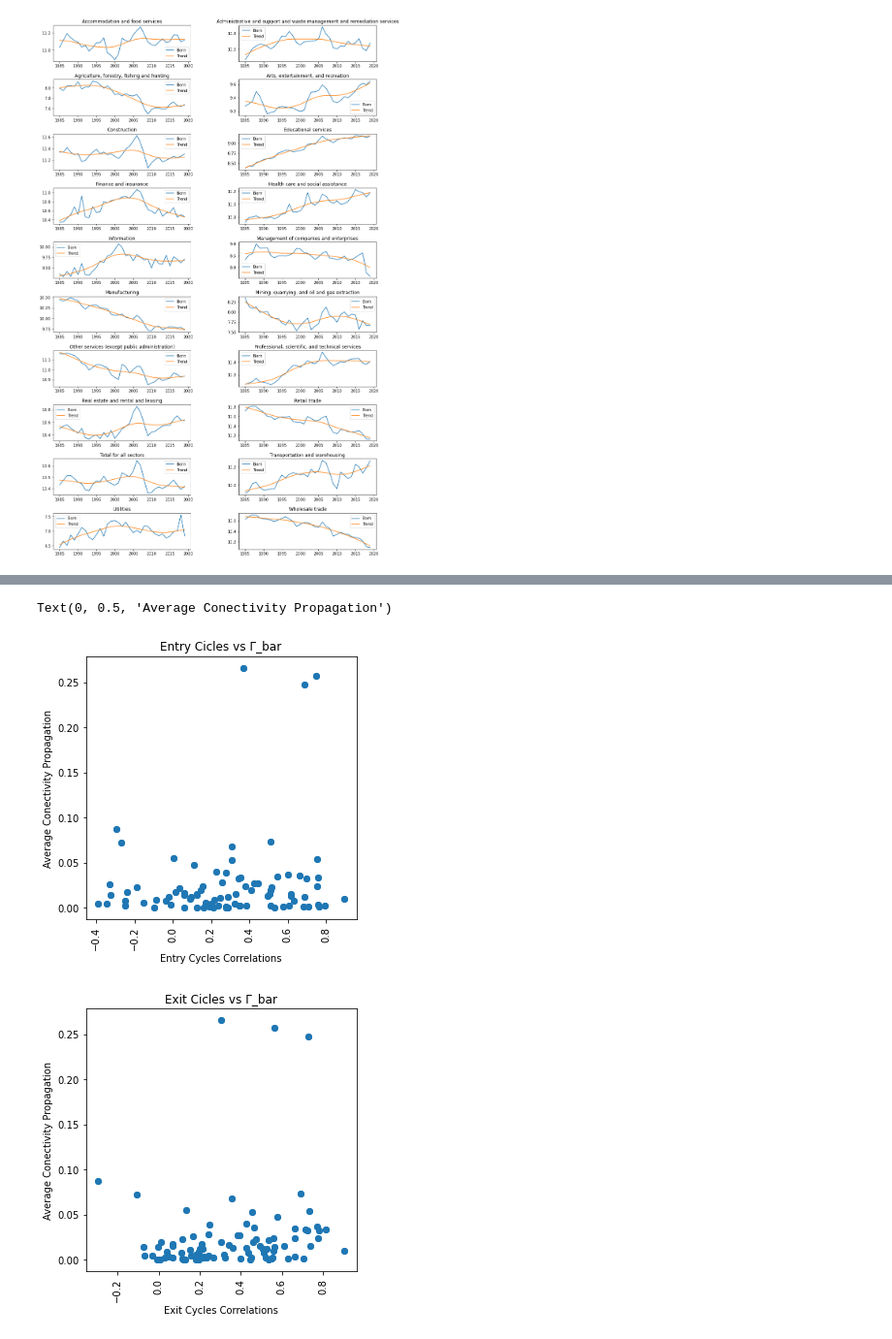
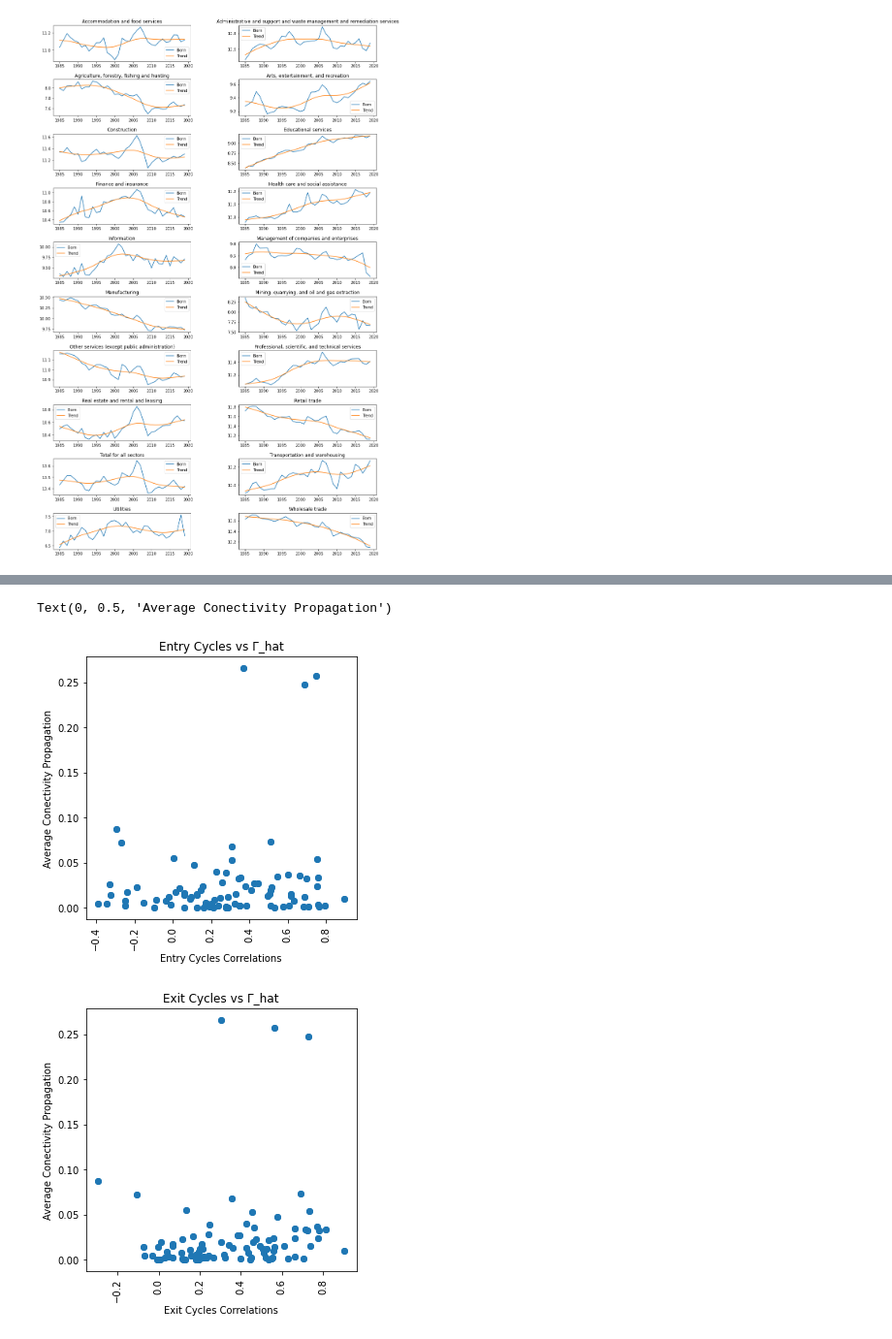
Before and after one commit to gapb2708/HeterogeneousFirms, a Jupyter notebook: Practica 7.ipynb, the cells around one changed output, grey strips where cells are left out. Shown at 97% size. Saved outputs shown, nothing was run; the diff lists cells and outputs as text; code cells hidden in the pictures.

```diff
--- a/Practica 7.ipynb
+++ b/Practica 7.ipynb
@@ -48,18 +53,17 @@ df_BDS= df_BDS[df_BDS['Meaning of Establishment age code']== "Total"]
 
 #Convert Columns "Number of firms that exited during the last 12 months" to float type
 
-df_BDS['Number of establishments exited during the last 12 months']= (df_BDS['Number of establishments exited during the last 12 months'].
-                                                                   str.replace(",", ""))
-df_BDS['Number of establishments exited during the last 12 months'] = (df_BDS['Number of establishments exited during the last 12 months'].
-                                                                   astype(float))
+df_BDS['Number of establishments exited during the last 12 months']= (
+    df_BDS['Number of establishments exited during the last 12 months'].str.replace(",", ""))
+df_BDS['Number of establishments exited during the last 12 months'] = (
+    df_BDS['Number of establishments exited during the last 12 months'].astype(float))
 
 #Convert Columns "Number of establishments exited during the last 12 months" to float type
 
-df_BDS['Number of establishments born during the last 12 months']= (df_BDS['Number of establishments born during the last 12 months'].
-                                                                   str.replace(",", ""))
-df_BDS['Number of establishments born during the last 12 months'] = (df_BDS['Number of establishments born during the last 12 months'].
-                                                                   astype(float))
-
+df_BDS['Number of establishments born during the last 12 months']= (
+    df_BDS['Number of establishments born during the last 12 months'].str.replace(",", ""))
+df_BDS['Number of establishments born during the last 12 months'] = (
+    df_BDS['Number of establishments born during the last 12 months'].astype(float))
 
 #Convert Columns "Year" to int type
 
@@ -123,7 +127,8 @@ df_entry=(
     df_BDS[["Meaning of NAICS Code", "Year", "Number of establishments born during the last 12 months"]])
 
 df_entry=(df_entry.
-          pivot(index="Year",columns="Meaning of NAICS Code", values="Number of establishments born during the last 12 months"))
+          pivot(index="Year",
+                columns="Meaning of NAICS Code", values="Number of establishments born during the last 12 months"))
 
 #Apply Ln
 df_entry=df_entry.apply(lambda x: np.log(x))
@@ -319,57 +432,70 @@ Text(0, 0.5, 'Average Conectivity')
 # %%
-#Creating the Ratios of expenditures γ_bar, Γ_bar Matrix
+#Creating the Ratios of expenditures γ_tilde, Γ_tilde Matrix
 
-ratios_expenditures_bar=np.zeros((df_BEA.index.get_loc("Total Intermediate"),df_BEA.columns.get_loc("Total Intermediate")))
+ratios_expenditures_bar=(
+    np.zeros((df_BEA.index.get_loc("Total Intermediate"),df_BEA.columns.get_loc("Total Intermediate"))))
 for col in range (df_BEA.columns.get_loc("Total Intermediate")):
     for row in range (df_BEA.index.get_loc("Total Intermediate")):
         if col==row:
-            ratios_expenditures_bar[row,col]= df_BEA.iloc[row,col]/df_BEA.iloc[df_BEA.columns.get_loc("Total industry output (basic prices)"),col]
+            ratios_expenditures_bar[row,col]= (
+                df_BEA.iloc[row,col]/df_BEA.iloc[df_BEA.columns.get_loc("Total industry output (basic prices)"),col])
         if col<row:
-            ratios_expenditures_bar[row,col]=df_BEA.iloc[row,col]/df_BEA.iloc[df_BEA.columns.get_loc("Total industry output (basic prices)"),col]
+            ratios_expenditures_bar[row,col]=(
+                df_BEA.iloc[row,col]/df_BEA.iloc[df_BEA.columns.get_loc("Total industry output (basic prices)"),col])
         if col>row:
-            ratios_expenditures_bar[row,col]=df_BEA.iloc[row,col]/df_BEA.iloc[df_BEA.columns.get_loc("Total industry output (basic prices)"),col]
-df_ratios_expenditures_bar= pd.DataFrame(ratios_expenditures_bar, columns= df_BEA.columns[:df_BEA.columns.get_loc("Total Intermediate")])
-df_ratios_expenditures_bar=df_ratios_expenditures_bar.apply(lambda x: round(x, 4)).set_index(df_BEA.index[:df_BEA.index.get_loc("Total Intermediate")])
+            ratios_expenditures_bar[row,col]=(
+                df_BEA.iloc[row,col]/df_BEA.iloc[df_BEA.columns.get_loc("Total industry output (basic prices)"),col])
+df_ratios_expenditures_bar= (
+    pd.DataFrame(ratios_expenditures_bar, columns= df_BEA.columns[:df_BEA.columns.get_loc("Total Intermediate")]))
+df_ratios_expenditures_bar=(
+    df_ratios_expenditures_bar.apply(lambda x: round(x, 4)).
+    set_index(df_BEA.index[:df_BEA.index.get_loc("Total Intermediate")]))
 
-#Creating the average Ratios of conectivity γ_bar Matrix
+#Creating the average Ratios of conectivity γ_tilde Matrix
 
 average_conectivity_bar=np.zeros(df_ratios_expenditures_bar.shape)
 for col in range (df_ratios_expenditures_bar.shape[1]):
     for row in range (df_ratios_expenditures_bar.shape[0]):
         if col==row:
             average_conectivity_bar[row,col]= None
         if col!=row:
-            average_conectivity_bar[row,col]= (df_ratios_expenditures_bar.iloc[row,col]+df_ratios_expenditures_bar.iloc[col,row])/2
+            average_conectivity_bar[row,col]= (
+                (df_ratios_expenditures_bar.iloc[row,col]+df_ratios_expenditures_bar.iloc[col,row])/2)
 
 df_average_conectivity_bar= pd.DataFrame(average_conectivity_bar, columns= df_ratios_expenditures_bar.columns)
-df_average_conectivity_bar=df_average_conectivity_bar.apply(lambda x: round(x, 4)).set_index(df_ratios_expenditures_bar.index)
+df_average_conectivity_bar= (
+    df_average_conectivity_bar.apply(lambda x: round(x, 4)).set_index(df_ratios_expenditures_bar.index))
 
 #Plotting Scatter plots
 
 fig, axs = plt.subplots(figsize=(5,5))
 
 x=df_entry_corr.reindex(sorted(df_entry_corr), axis=1).set_index(df_entry_corr.columns).sort_index().melt().value
-y=df_average_conectivity_bar.sort_index().reindex(sorted(df_average_conectivity_bar), axis=1).drop("Government", axis=1).drop("Government").melt().value
+y=(
+    df_average_conectivity_bar.sort_index().
+    reindex(sorted(df_average_conectivity_bar), axis=1).drop("Government", axis=1).drop("Government").melt().value)
 
 plt.scatter(x,y)
 
 plt.xticks(rotation = 90)
-plt.title("Entry Cicles vs Γ_bar")
+plt.title("Entry Cycles vs Γ_hat")
 plt.xlabel("Entry Cycles Correlations")
 plt.ylabel("Average Conectivity Propagation")
 
 fig, axs = plt.subplots(figsize=(5,5))
 
 x=df_exit_corr.reindex(sorted(df_exit_corr), axis=1).set_index(df_exit_corr.columns).sort_index().melt().value
-y=df_average_conectivity_bar.sort_index().reindex(sorted(df_average_conectivity_bar), axis=1).drop("Government", axis=1).drop("Government").melt().value
+y=(
+    df_average_conectivity_bar.sort_index().
+    reindex(sorted(df_average_conectivity_bar), axis=1).drop("Government", axis=1).drop("Government").melt().value)
 
 plt.scatter(x,y)
 
 plt.xticks(rotation = 90)
-plt.title("Exit Cicles vs Γ_bar")
+plt.title("Exit Cycles vs Γ_hat")
 plt.xlabel("Exit Cycles Correlations")
 plt.ylabel("Average Conectivity Propagation")
 # %% [output]
 Text(0, 0.5, 'Average Conectivity Propagation')
-[figure, old version]
+[figure, new version]
 [figure]
```
Also changed, not shown: parts of 20 cells of this notebook.
